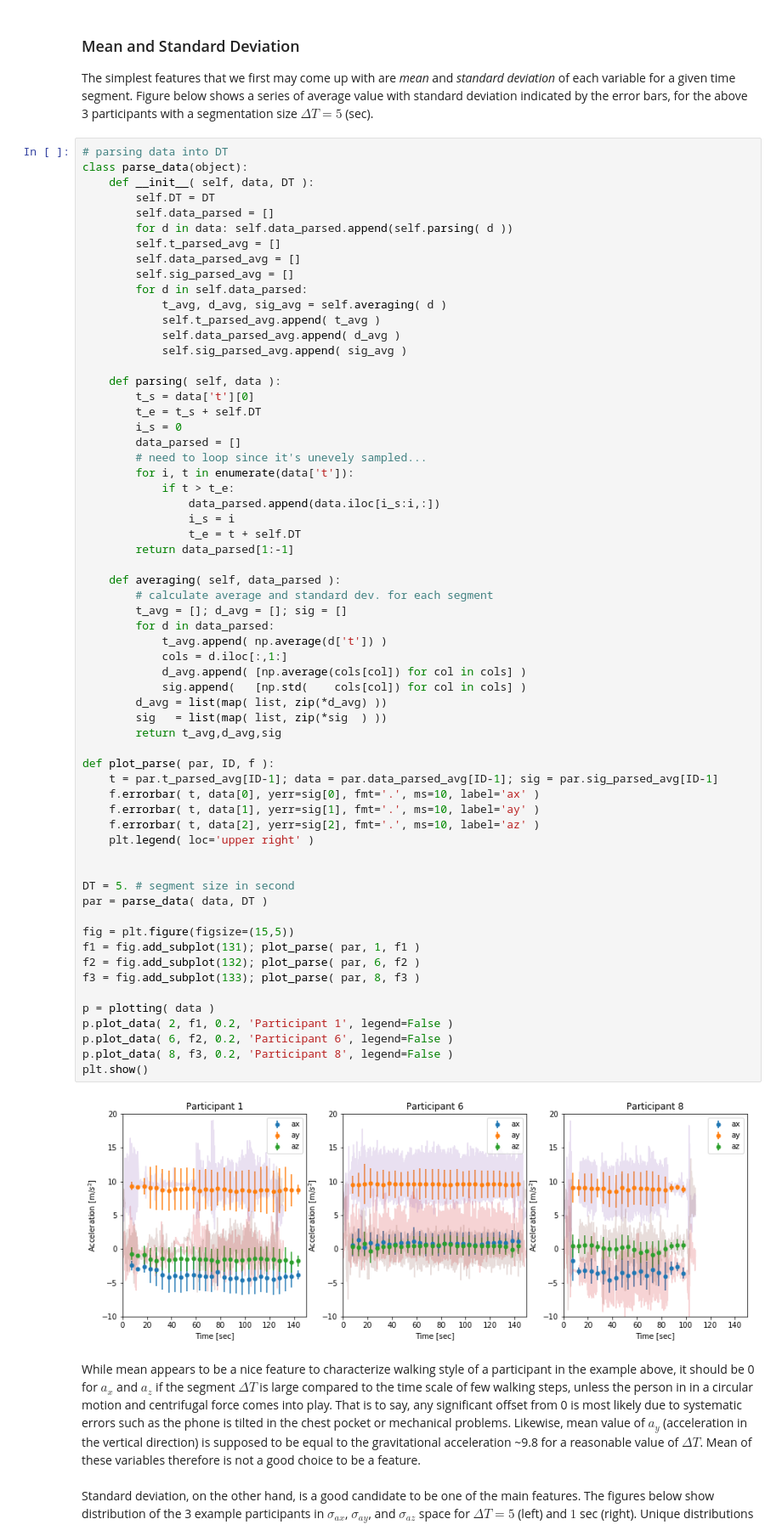
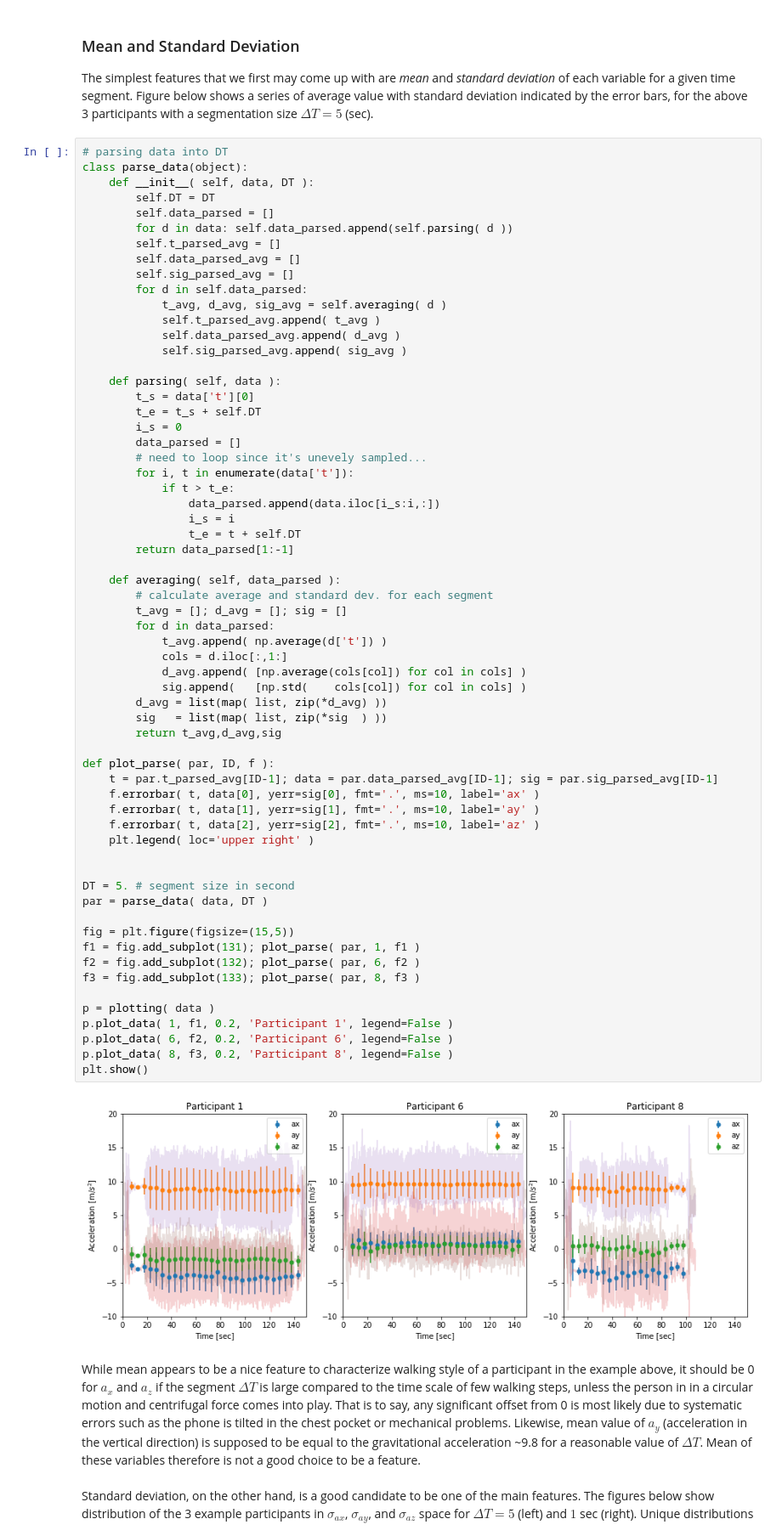
Before and after one commit to hshiokawa/walker_identifier, a Jupyter notebook: walker_identifier.ipynb, the cells around one changed output. Shown at 85% size. Drawn from its saved outputs; the diff is of its cells as text.

```diff
--- a/walker_identifier.ipynb
+++ b/walker_identifier.ipynb
@@ -113,35 +113,35 @@ class parse_data(object):
         for d in data_parsed:
             t_avg.append( np.average(d['t']) )
             cols = d.iloc[:,1:]
             d_avg.append( [np.average(cols[col]) for col in cols] )
             sig.append(   [np.std(    cols[col]) for col in cols] )
         d_avg = list(map( list, zip(*d_avg) ))
         sig   = list(map( list, zip(*sig  ) ))
         return t_avg,d_avg,sig
 
 def plot_parse( par, ID, f ):
     t = par.t_parsed_avg[ID-1]; data = par.data_parsed_avg[ID-1]; sig = par.sig_parsed_avg[ID-1]
     f.errorbar( t, data[0], yerr=sig[0], fmt='.', ms=10, label='ax' )
     f.errorbar( t, data[1], yerr=sig[1], fmt='.', ms=10, label='ay' )
     f.errorbar( t, data[2], yerr=sig[2], fmt='.', ms=10, label='az' )
     plt.legend( loc='upper right' )
 
 
 DT = 5. # segment size in second
 par = parse_data( data, DT )
 
 fig = plt.figure(figsize=(15,5))
 f1 = fig.add_subplot(131); plot_parse( par, 1, f1 )
 f2 = fig.add_subplot(132); plot_parse( par, 6, f2 )
 f3 = fig.add_subplot(133); plot_parse( par, 8, f3 )
 
 p = plotting( data )
-p.plot_data( 2, f1, 0.2, 'Participant 1', legend=False )
+p.plot_data( 1, f1, 0.2, 'Participant 1', legend=False )
 p.plot_data( 6, f2, 0.2, 'Participant 6', legend=False )
 p.plot_data( 8, f3, 0.2, 'Participant 8', legend=False )
 plt.show()
 # %% [output]
-[figure, old version]
+[figure, new version]
 # %% [markdown]
 While mean appears to be a nice feature to characterize walking style of a participant in the example above, it should be 0 for $a_x$ and $a_z$ if the segment $\Delta T$ is large compared to the time scale of few walking steps, unless the person in in a circular motion and centrifugal force comes into play. That is to say, any significant offset from 0 is most likely due to systematic errors such as the phone is tilted in the chest pocket or mechanical problems. Likewise, mean value of $a_y$ (acceleration in the vertical direction) is supposed to be equal to the gravitational acceleration ~9.8 for a reasonable value of $\Delta T$. Mean of these variables therefore is not a good choice to be a feature.<br><br>
 Standard deviation, on the other hand, is a good candidate to be one of the main features. The figures below show distribution of the 3 example participants in $\sigma_{ax}$, $\sigma_{ay}$, and $\sigma_{az}$ space for $\Delta T=5$ (left) and $1$ sec (right). Unique distributions for each participant are somewhat visible for this particular set of participants, but further features would be needed once we increase the number of the participants.
```
